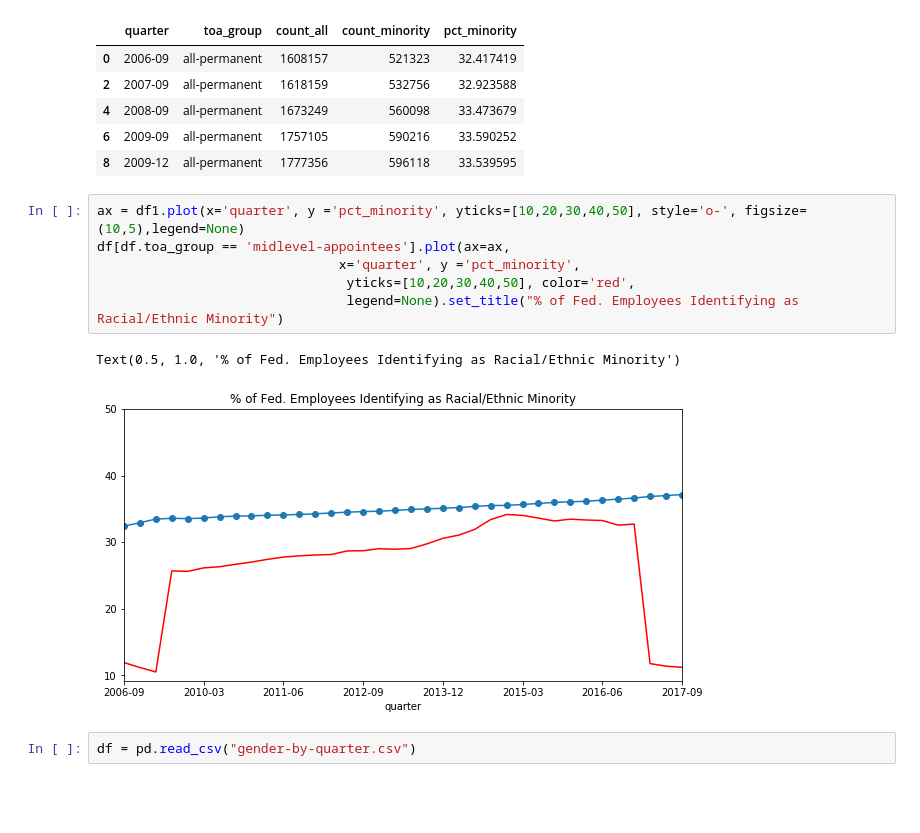
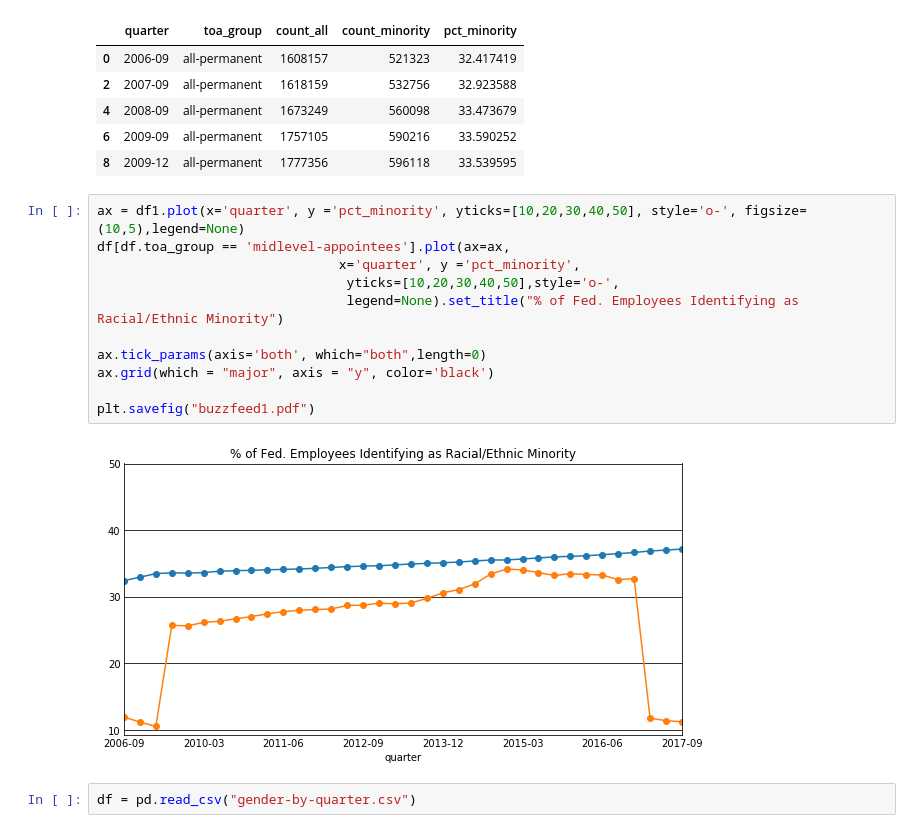
Before and after one commit to Suhailhassanbhat/Foundations-soma, a Jupyter notebook: homework_14/Buzzfeed_graph/Buzzfeed-Diversity in the Agriculture Department.ipynb, the cells around one changed output. Drawn from its saved outputs; the diff is of its cells as text; blank space fills up the shorter version.

```diff
--- a/homework_14/Buzzfeed_graph/Buzzfeed-Diversity in the Agriculture Department.ipynb
+++ b/homework_14/Buzzfeed_graph/Buzzfeed-Diversity in the Agriculture Department.ipynb
@@ -28,12 +28,16 @@ df1.head()
 # %%
 ax = df1.plot(x='quarter', y ='pct_minority', yticks=[10,20,30,40,50], style='o-', figsize=(10,5),legend=None)
 df[df.toa_group == 'midlevel-appointees'].plot(ax=ax,
                                x='quarter', y ='pct_minority',
-                                yticks=[10,20,30,40,50], color='red',
+                                yticks=[10,20,30,40,50],style='o-',
                                 legend=None).set_title("% of Fed. Employees Identifying as Racial/Ethnic Minority")
+
+ax.tick_params(axis='both', which="both",length=0)
+ax.grid(which = "major", axis = "y", color='black')
+
+plt.savefig("buzzfeed1.pdf")
 # %% [output]
-Text(0.5, 1.0, '% of Fed. Employees Identifying as Racial/Ethnic Minority')
-[figure, old version]
+[figure, new version]
 # %%
 df = pd.read_csv("gender-by-quarter.csv")
 # %%
```
Also changed, not shown: parts of 1 cell of this notebook.
